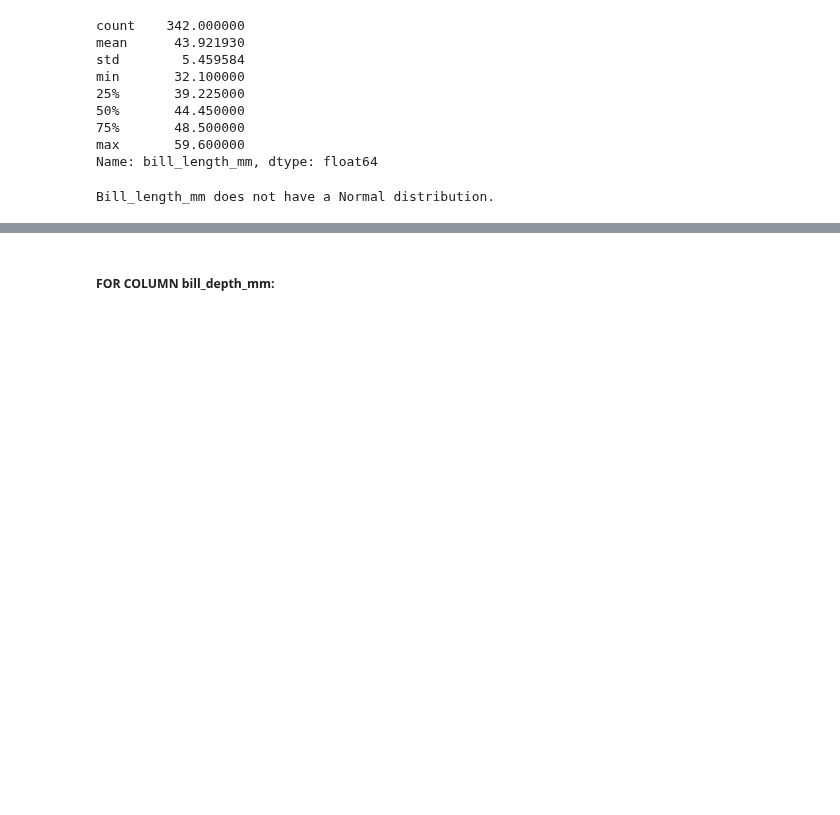
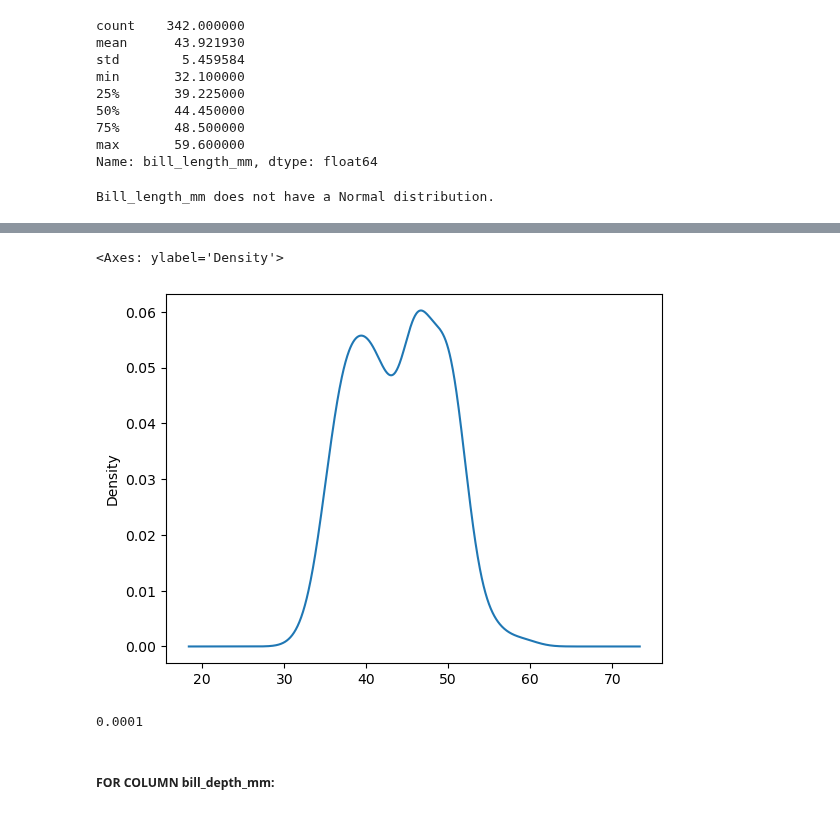
Before and after one commit to nurbujang/fundaw23, a Jupyter notebook: tasks.ipynb, the cells around one changed output, grey strips where cells are left out. Saved outputs shown, nothing was run; the diff lists cells and outputs as text; code cells hidden in the pictures; blank space fills up the shorter version.

```diff
--- a/tasks.ipynb
+++ b/tasks.ipynb
@@ -353,2 +348,11 @@ Bill_length_mm does not have a Normal distribution.
+# %%
+df['bill_length_mm'].plot.kde() # overlay and for loop
+# %% [output]
+<Axes: ylabel='Density'>
+[figure, added]
+# %%
+res.pvalue
+# %% [output]
+0.0001
 # %% [markdown]
 ##### FOR COLUMN bill_depth_mm:
```
Also changed, not shown: parts of 13 cells of this notebook.
